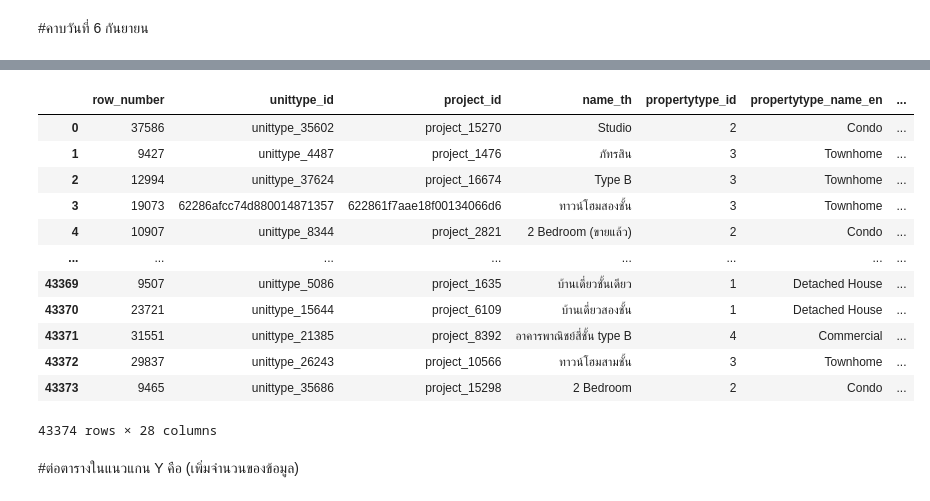
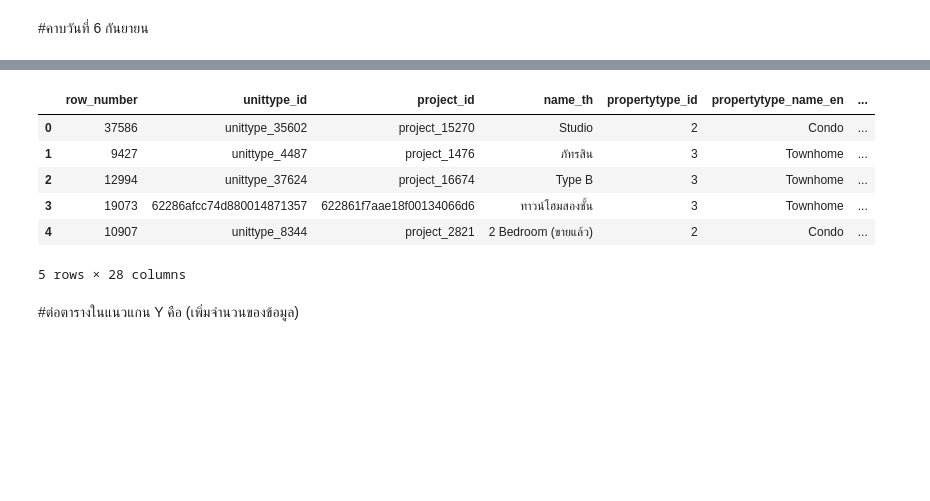
Before and after one commit to Penpitcha0634/python_dataviz2023, a Jupyter notebook: Pandas102.ipynb, the cells around one changed output, grey strips where cells are left out. Cells and saved outputs as stored; diff of their text form; code cells hidden in the pictures; blank space fills up the shorter version.

```diff
--- a/Pandas102.ipynb
+++ b/Pandas102.ipynb
@@ -247,20 +241,14 @@ Project_df
 # %%
 unit_df = pd.read_csv('/content/drive/MyDrive/DataViz23Data/opendata_unittype-2.csv')
-unit_df
+unit_df.head()
 # %% [output]
 |  | row_number | unittype_id | project_id | name_th | propertytype_id | propertytype_name_en | ... |
 | 0 | 37586 | unittype_35602 | project_15270 | Studio | 2 | Condo | ... |
 | 1 | 9427 | unittype_4487 | project_1476 | ภัทรสิน | 3 | Townhome | ... |
 | 2 | 12994 | unittype_37624 | project_16674 | Type B | 3 | Townhome | ... |
 | 3 | 19073 | 62286afcc74d880014871357 | 622861f7aae18f00134066d6 | ทาวน์โฮมสองชั้น | 3 | Townhome | ... |
 | 4 | 10907 | unittype_8344 | project_2821 | 2 Bedroom (ขายแล้ว) | 2 | Condo | ... |
-| ... | ... | ... | ... | ... | ... | ... | ... |
-| 43369 | 9507 | unittype_5086 | project_1635 | บ้านเดี่ยวชั้นเดียว | 1 | Detached House | ... |
-| 43370 | 23721 | unittype_15644 | project_6109 | บ้านเดี่ยวสองชั้น | 1 | Detached House | ... |
-| 43371 | 31551 | unittype_21385 | project_8392 | อาคารพาณิชย์สี่ชั้น type B | 4 | Commercial | ... |
-| 43372 | 29837 | unittype_26243 | project_10566 | ทาวน์โฮมสามชั้น | 3 | Townhome | ... |
-| 43373 | 9465 | unittype_35686 | project_15298 | 2 Bedroom | 2 | Condo | ... |
-43374 rows × 28 columns
+5 rows × 28 columns
 # %% [markdown]
 #ต่อตารางในแนวแกน Y คือ (เพิ่มจำนวนของข้อมูล)
 # %% [markdown]
```
Also changed, not shown: parts of 52 cells of this notebook.
